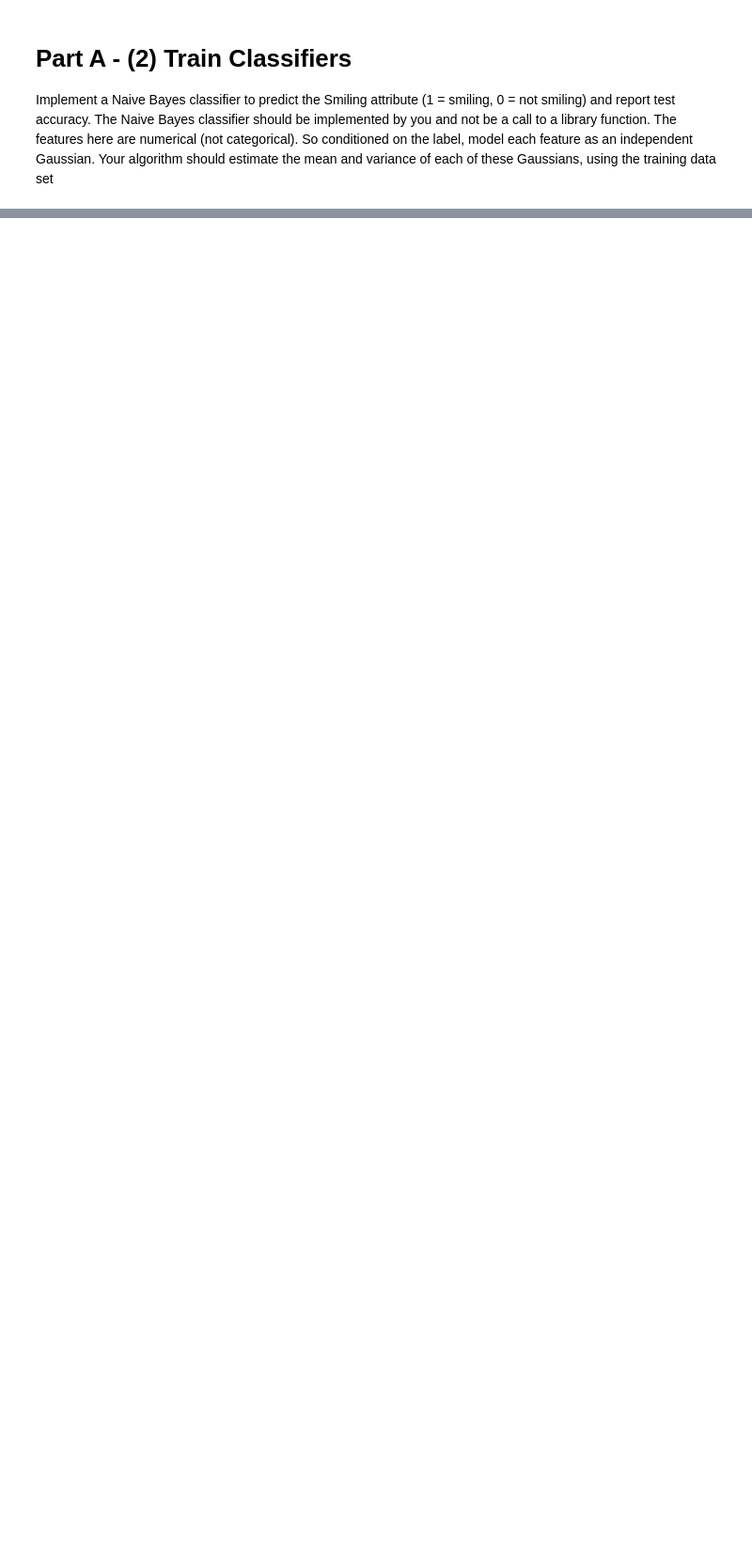
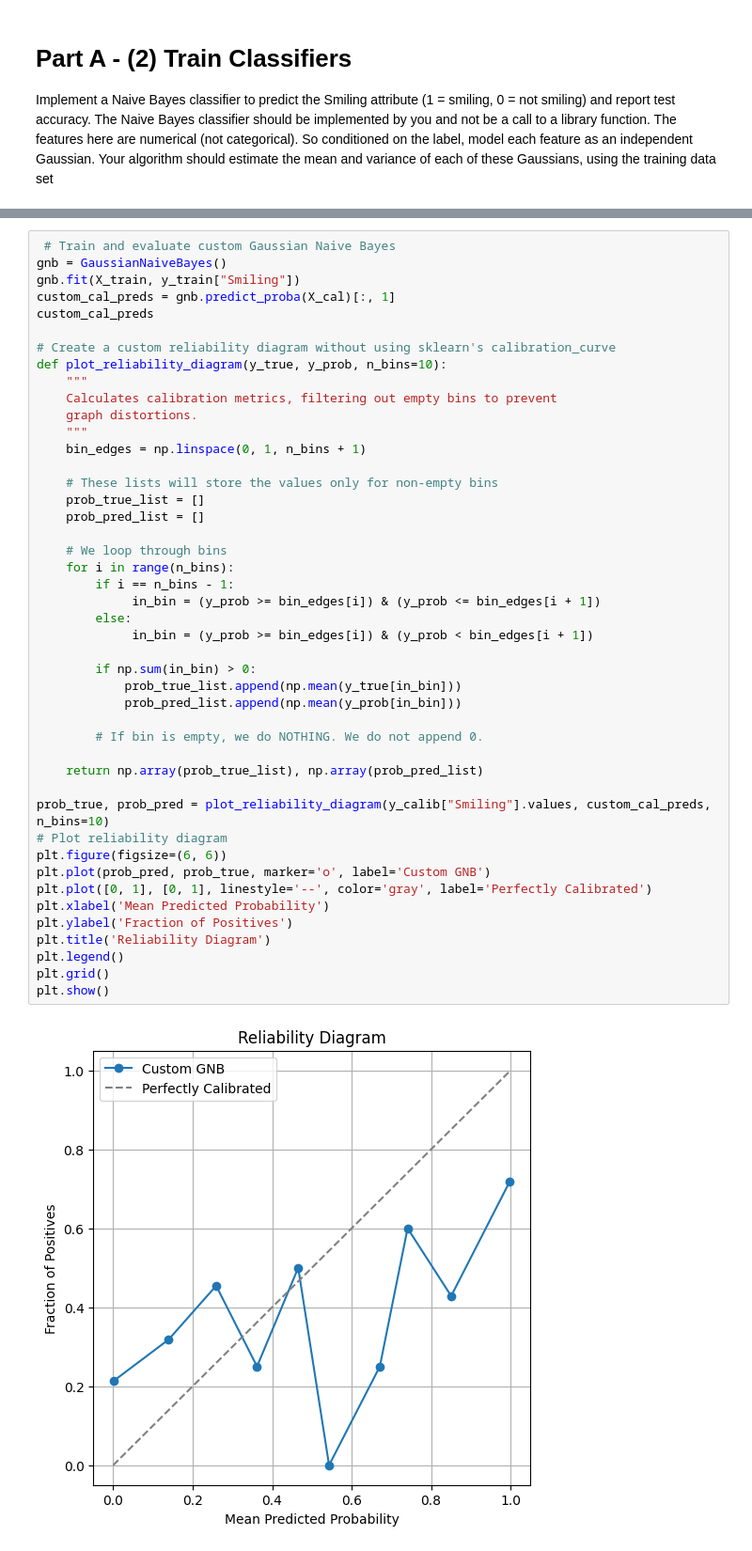
Before and after one commit to ArtyBr/cs342_cw, a Jupyter notebook: project.ipynb, the cells around one changed output, grey strips where cells are left out. Shown at 94% size. Saved outputs shown, nothing was run; the diff lists cells and outputs as text; blank space fills up the shorter version.

```diff
--- a/project.ipynb
+++ b/project.ipynb
@@ -131,0 +207,47 @@ calib_data = all_data.iloc[test_end:]
+# %%
+ # Train and evaluate custom Gaussian Naive Bayes
+gnb = GaussianNaiveBayes()
+gnb.fit(X_train, y_train["Smiling"])
+custom_cal_preds = gnb.predict_proba(X_cal)[:, 1]
+custom_cal_preds
+
+# Create a custom reliability diagram without using sklearn's calibration_curve
+def plot_reliability_diagram(y_true, y_prob, n_bins=10):
+    """
+    Calculates calibration metrics, filtering out empty bins to prevent
+    graph distortions.
+    """
+    bin_edges = np.linspace(0, 1, n_bins + 1)
+
+    # These lists will store the values only for non-empty bins
+    prob_true_list = []
+    prob_pred_list = []
+
+    # We loop through bins
+    for i in range(n_bins):
+        if i == n_bins - 1:
+             in_bin = (y_prob >= bin_edges[i]) & (y_prob <= bin_edges[i + 1])
+        else:
+             in_bin = (y_prob >= bin_edges[i]) & (y_prob < bin_edges[i + 1])
+
+        if np.sum(in_bin) > 0:
+            prob_true_list.append(np.mean(y_true[in_bin]))
+            prob_pred_list.append(np.mean(y_prob[in_bin]))
+
+        # If bin is empty, we do NOTHING. We do not append 0.
+
+    return np.array(prob_true_list), np.array(prob_pred_list)
+
+prob_true, prob_pred = plot_reliability_diagram(y_calib["Smiling"].values, custom_cal_preds, n_bins=10)
+# Plot reliability diagram
+plt.figure(figsize=(6, 6))
+plt.plot(prob_pred, prob_true, marker='o', label='Custom GNB')
+plt.plot([0, 1], [0, 1], linestyle='--', color='gray', label='Perfectly Calibrated')
+plt.xlabel('Mean Predicted Probability')
+plt.ylabel('Fraction of Positives')
+plt.title('Reliability Diagram')
+plt.legend()
+plt.grid()
+plt.show()
+# %% [output]
+[figure, added]
```
Also changed, not shown: parts of 17 cells of this notebook, 6 other files.
